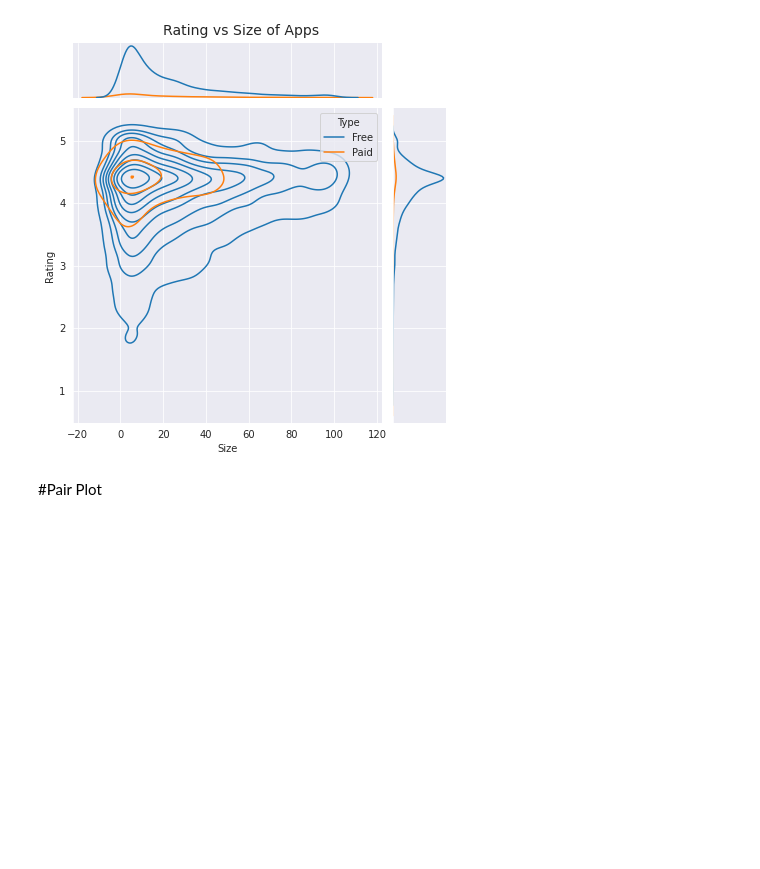
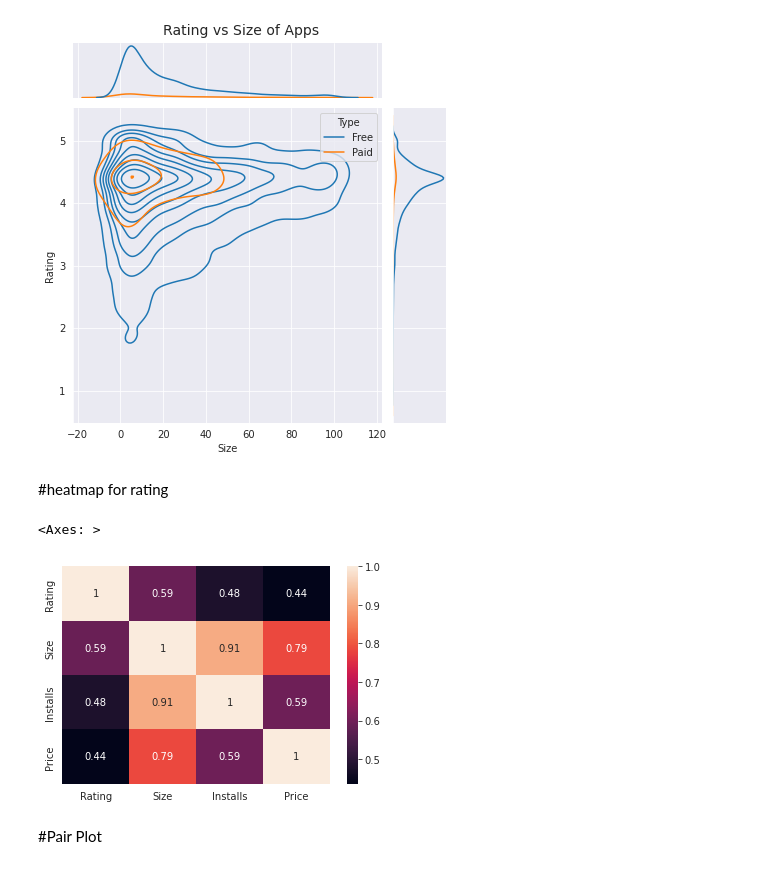
Before and after one commit to niteshchobdar38/EDA-project, a Jupyter notebook: Nitesh_Play_Store_Review.ipynb, the cells around one changed output. Cells and saved outputs as stored; diff of their text form; code cells hidden in the pictures; blank space fills up the shorter version.

```diff
--- a/Nitesh_Play_Store_Review.ipynb
+++ b/Nitesh_Play_Store_Review.ipynb
@@ -384,6 +325,13 @@ ax.fig.suptitle("Rating vs Size of Apps", y = 1.02, fontsize=14 )
 # %% [output]
 Text(0.5, 1.02, 'Rating vs Size of Apps')
 [figure]
+# %% [markdown]
+#heatmap for rating
+# %%
+sns.heatmap(df_rats.corr(),annot=True)
+# %% [output]
+<Axes: >
+[figure, added]
 # %% [markdown]
 #Pair Plot
 # %%
```
Also changed, not shown: parts of 28 cells of this notebook.
